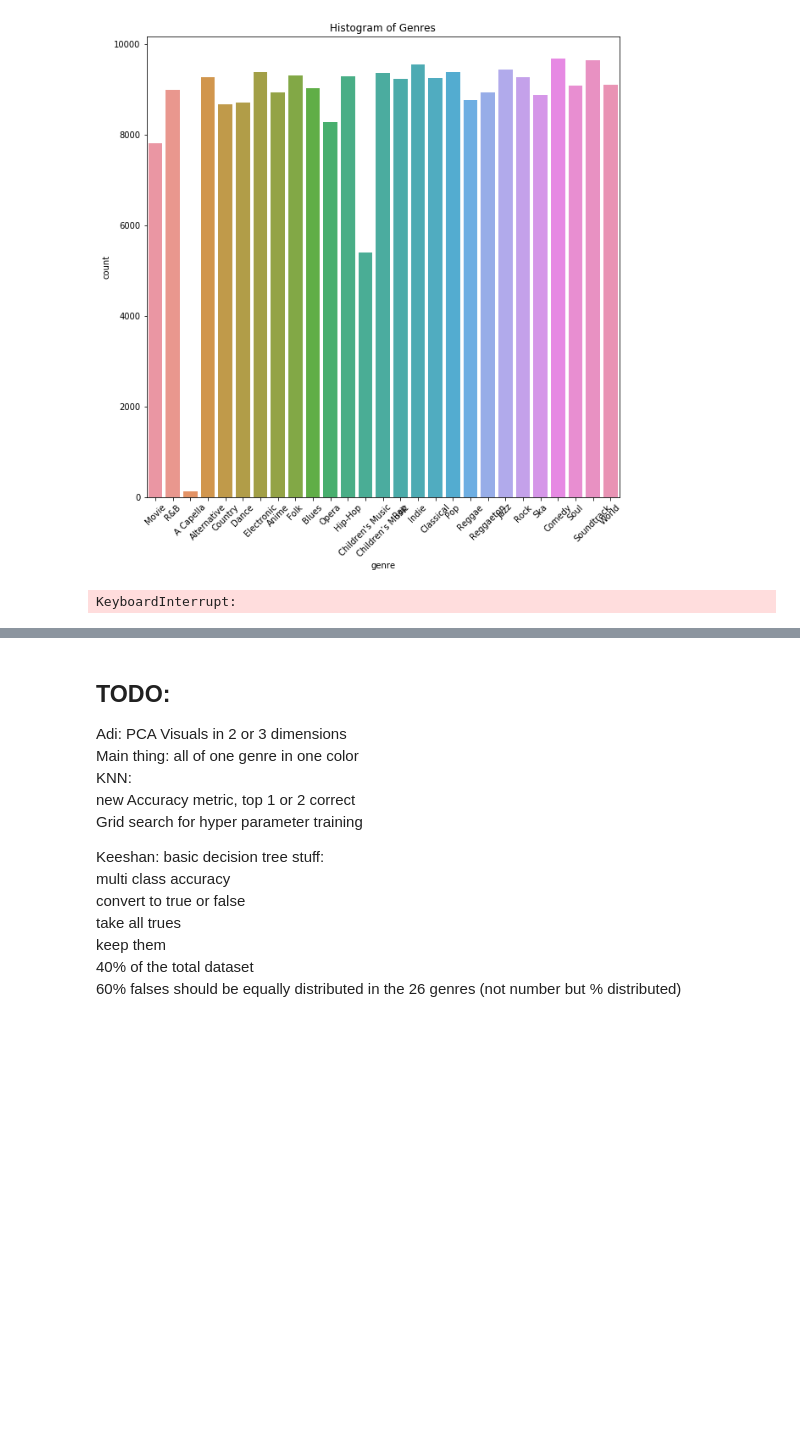
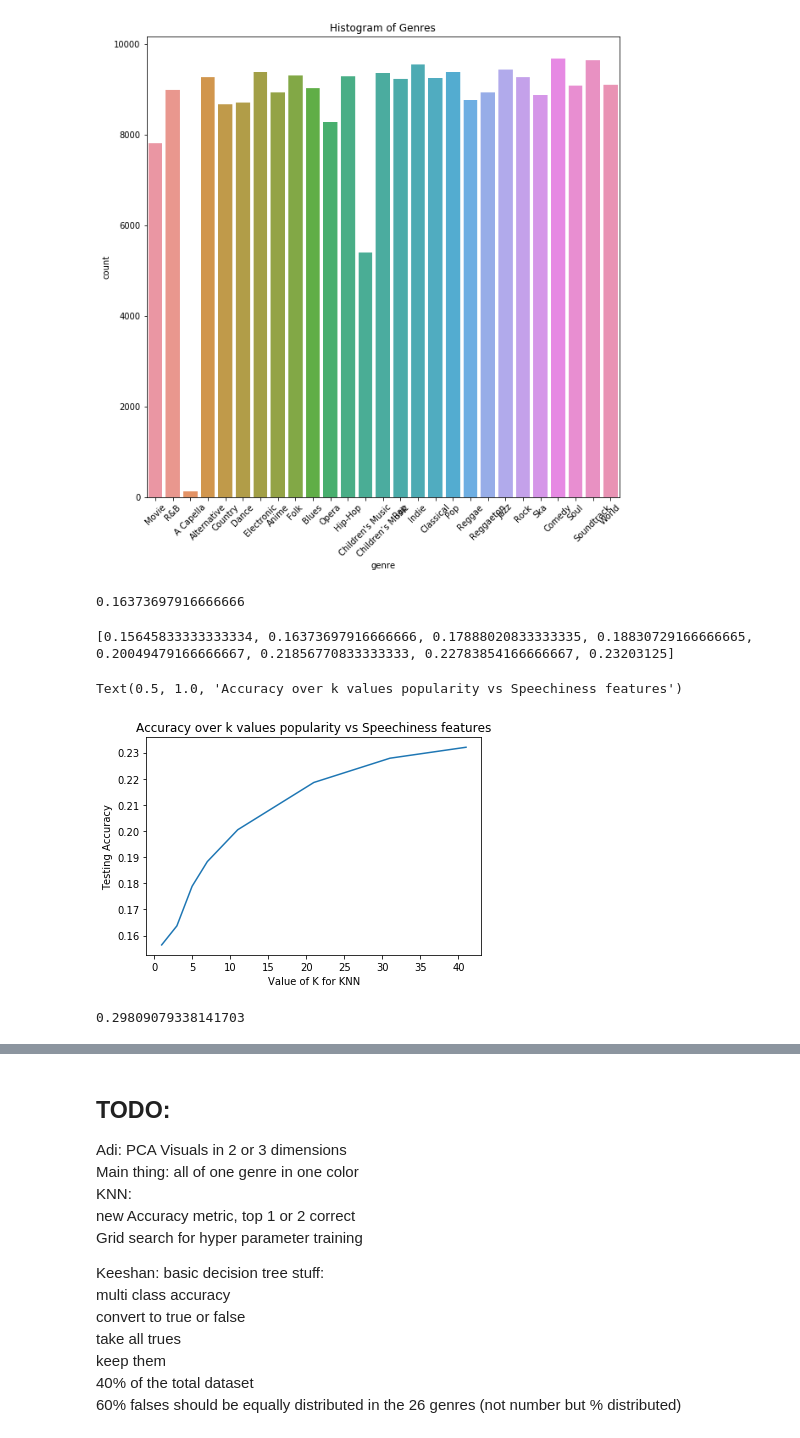
Before and after one commit to iarhbahsir/spotify-genre, a Jupyter notebook: DataCleaning.ipynb, the cells around one changed output, grey strips where cells are left out. Saved outputs shown, nothing was run; the diff lists cells and outputs as text; code cells hidden in the pictures; blank space fills up the shorter version.

```diff
--- a/DataCleaning.ipynb
+++ b/DataCleaning.ipynb
@@ -464,15 +791,72 @@ plt.show()
 from sklearn.neighbors import KNeighborsClassifier
 from sklearn.model_selection import train_test_split
 from sklearn import metrics
-
+y = spotify_data['genre']
+X = spotify_data.drop(['genre','artist_name','track_name', 'track_id','key','mode','time_signature'],axis=1)
+X = spotify_data[['popularity', 'speechiness']]
+#X = spotify_data[['popularity', 'speechiness']]
+from sklearn.preprocessing import StandardScaler
+scaler = StandardScaler()
+scaler.fit(X)
+X_scaled = scaler.transform(X)
+X = pd.DataFrame(X_scaled, index=X.index, columns=X.columns)
 
 
 k_neighbors = 3
 neigh = KNeighborsClassifier(n_neighbors=k_neighbors)
-X_train, X_test, y_train, y_test = train_test_split(spotify_feature_scaler, spotify_target, test_size=0.33,random_state = 42)
+X_train, X_test, y_train, y_test = train_test_split(X, y, test_size=0.33,random_state = 42)
 neigh.fit(X_train, y_train)
 
 y_pred = neigh.predict(X_test)
 print(metrics.accuracy_score(y_pred,y_test))
 # %% [output]
-KeyboardInterrupt:
+0.16373697916666666
+# %%
+# try K=1 through K=25 and record testing accuracy
+k_range = [1,3,5,7,11,21,31,41]
+
+# We can create Python dictionary using [] or dict()
+scores = []
+
+# We use a loop through the range 1 to 26
+# We append the scores in the dictionary
+for k in k_range:
+    knn = KNeighborsClassifier(n_neighbors=k)
+    knn.fit(X_train, y_train)
+    y_pred = knn.predict(X_test)
+    scores.append(metrics.accuracy_score(y_test, y_pred))
+
+#print(scores)
+# %%
+print(scores)
+# import Matplotlib (scientific plotting library)
+import matplotlib.pyplot as plt
+
+# allow plots to appear within the notebook
+%matplotlib inline
+
+# plot the relationship between K and testing accuracy
+# plt.plot(x_axis, y_axis)
+plt.plot(k_range, scores)
+plt.xlabel('Value of K for KNN')
+plt.ylabel('Testing Accuracy')
+plt.title("Accuracy over k values popularity vs Speechiness features")
+# %% [output]
+[0.15645833333333334, 0.16373697916666666, 0.17888020833333335, 0.18830729166666665, 0.20049479166666667, 0.21856770833333333, 0.22783854166666667, 0.23203125]
+Text(0.5, 1.0, 'Accuracy over k values popularity vs Speechiness features')
+[figure, added]
+# %%
+from skmultilearn.adapt import MLkNN
+from sklearn.model_selection import train_test_split
+classifier = MLkNN(k=3)
+X_train, X_test, y_train, y_test = train_test_split(spotify_feature_scaler, spotify_target, random_state = 44, test_size=0.20)
+X_train_array = X_train.to_numpy()
+X_test_array = X_test.to_numpy()
+y_train_array = y_train.to_numpy()
+y_test_array = y_test.to_numpy()
+classifier.fit(X_train_array, y_train_array)
+# predict
+y_pred = classifier.predict(X_test_array)
+print(metrics.accuracy_score(y_pred,y_test_array))
+# %% [output]
+0.29809079338141703
```
Also changed, not shown: parts of 40 cells of this notebook, 4 other files.
